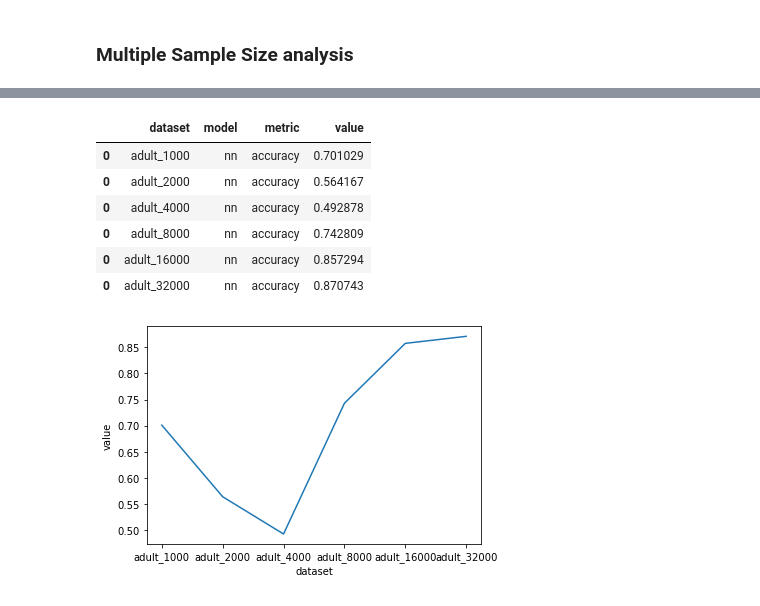
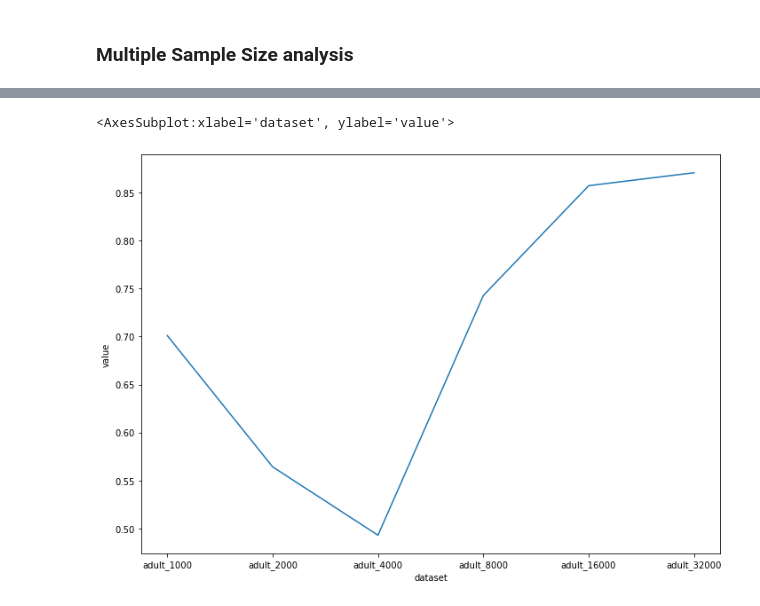
Before and after one commit to jacobdineen/explainability_2022, a Jupyter notebook: main.ipynb, the cells around one changed output, grey strips where cells are left out. Cells and saved outputs as stored; diff of their text form; code cells hidden in the pictures.

```diff
--- a/main.ipynb
+++ b/main.ipynb
@@ -72,5 +72,5 @@ def run(datasets, metrics, models, load_from_disk = True):
         return similarity_df, granular_value_df
 
 
-similarity_df, granular_value_df = run(datasets, metrics, models, False)
+similarity_df, granular_value_df = run(datasets, metrics, models, True)
 # %% [output]
@@ -236,5 +265,5 @@ def run(datasets, metrics, models, load_from_disk = True):
         return similarity_df, granular_value_df
 
 
-similarity_df, granular_value_df = run(datasets, metrics, models, False)
+similarity_df, granular_value_df = run(datasets, metrics, models, True)
 # %% [output]
@@ -253,14 +271,6 @@ saved to disk
 # %%
-similarity_df.columns = ['dataset', 'model', 'metric', 'value']
+similarity_df.columns = ['ind', 'dataset', 'model', 'metric', 'value']
 sns.lineplot(x ='dataset', y ='value', data=similarity_df)
-
-similarity_df
 # %% [output]
-|  | dataset | model | metric | value |
-| 0 | adult_1000 | nn | accuracy | 0.701029 |
-| 0 | adult_2000 | nn | accuracy | 0.564167 |
-| 0 | adult_4000 | nn | accuracy | 0.492878 |
-| 0 | adult_8000 | nn | accuracy | 0.742809 |
-| 0 | adult_16000 | nn | accuracy | 0.857294 |
-| 0 | adult_32000 | nn | accuracy | 0.870743 |
+<AxesSubplot:xlabel='dataset', ylabel='value'>
-[figure, old version]
+[figure, new version]
```
Also changed, not shown: parts of 5 cells of this notebook, 2 other files.
